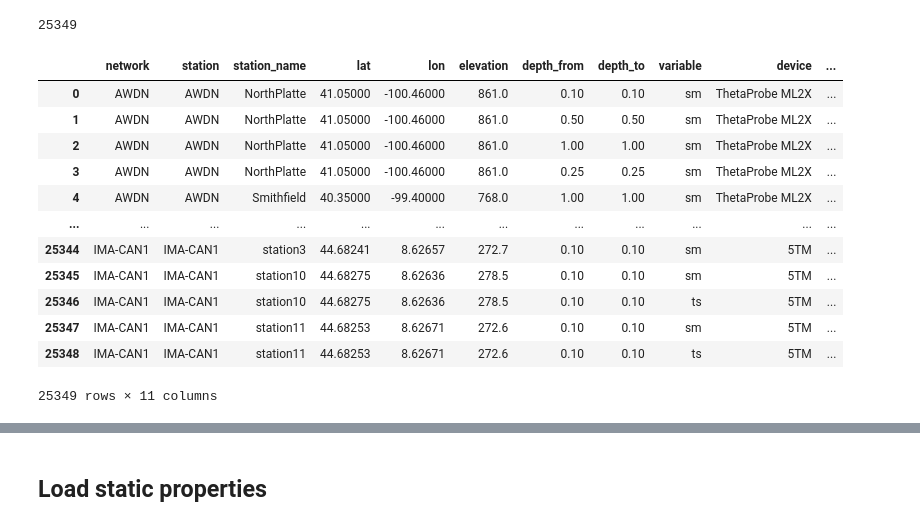
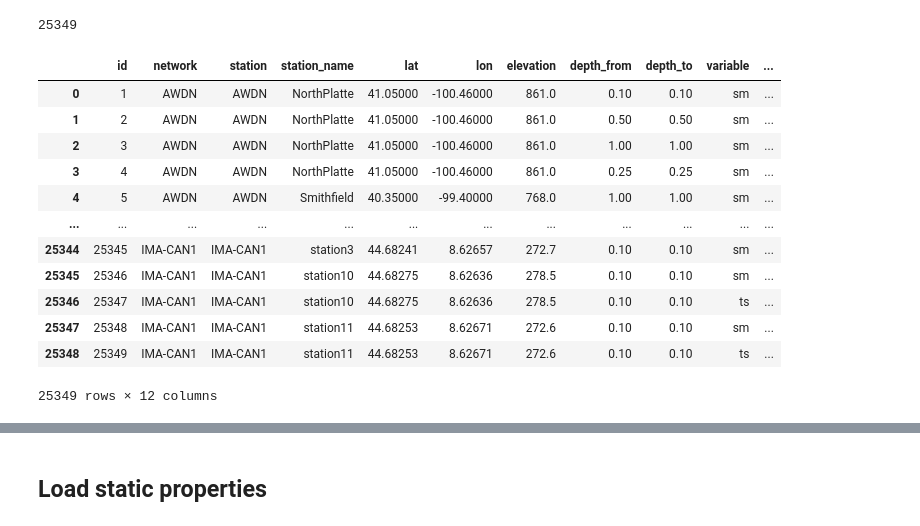
Before and after one commit to mmaelicke/stable_ranks, a Jupyter notebook: src/ismn_loader.ipynb, the cells around one changed output, grey strips where cells are left out. Saved outputs shown, nothing was run; the diff lists cells and outputs as text; code cells hidden in the pictures.

```diff
--- a/src/ismn_loader.ipynb
+++ b/src/ismn_loader.ipynb
@@ -20,7 +21,7 @@ with core.connect() as con:
     if not db.check_installed(con):
         db.install(con)
 # %%
-all_files = glob.glob('/data/**/**/*.stm')
+all_files = glob.glob('/data/ismn/**/**/*.stm')
 print(len(all_files))
 # %% [output]
 25349
@@ -31,48 +32,49 @@ import io
 
 buffer = io.StringIO()
 buffer.write("network,station,station_name,lat,lon,elevation,depth_from,depth_to,variable,device,filename\n")
 def parse_file(path):
     with open(path, 'r') as f:
         raw_header = f.readline()
         header = [c.strip() for c in raw_header.split(' ') if c != '']
 
         # we overwrite the network and station information from the file, as these differ
         path_chunks = Path(path).name.split('_')
 
         # quote the network and station name
         header[0] = f'"{path_chunks[0]}"'
         header[1] = f'"{path_chunks[1]}"'
         header[2] = f'"{path_chunks[2]}"'
         static = ','.join(header[:8])
         device = ' '.join(header[8:]).replace(',', '_')
         line = f"{static},{path_chunks[3]},{device},\"{Path(path).name}\"\n"
 
         return line
         # return [*header[:8], ' '.join(header[8:]), Path(path).name]
 
 
 for file_name in tqdm(all_files):
     header_line = parse_file(file_name)
     buffer.write(header_line)
 
 buffer.seek(0)
-df = pd.read_csv(buffer, quotechar='"')
+raw_header = pd.read_csv(buffer, quotechar='"')
 
-df
+raw_header.insert(0, 'id', range(1, len(raw_header) + 1))
+raw_header
 # %% [output]
-|  | network | station | station_name | lat | lon | elevation | depth_from | depth_to | variable | device | ... |
-| 0 | AWDN | AWDN | NorthPlatte | 41.05000 | -100.46000 | 861.0 | 0.10 | 0.10 | sm | ThetaProbe ML2X | ... |
-| 1 | AWDN | AWDN | NorthPlatte | 41.05000 | -100.46000 | 861.0 | 0.50 | 0.50 | sm | ThetaProbe ML2X | ... |
-| 2 | AWDN | AWDN | NorthPlatte | 41.05000 | -100.46000 | 861.0 | 1.00 | 1.00 | sm | ThetaProbe ML2X | ... |
-| 3 | AWDN | AWDN | NorthPlatte | 41.05000 | -100.46000 | 861.0 | 0.25 | 0.25 | sm | ThetaProbe ML2X | ... |
-| 4 | AWDN | AWDN | Smithfield | 40.35000 | -99.40000 | 768.0 | 1.00 | 1.00 | sm | ThetaProbe ML2X | ... |
+|  | id | network | station | station_name | lat | lon | elevation | depth_from | depth_to | variable | ... |
+| 0 | 1 | AWDN | AWDN | NorthPlatte | 41.05000 | -100.46000 | 861.0 | 0.10 | 0.10 | sm | ... |
+| 1 | 2 | AWDN | AWDN | NorthPlatte | 41.05000 | -100.46000 | 861.0 | 0.50 | 0.50 | sm | ... |
+| 2 | 3 | AWDN | AWDN | NorthPlatte | 41.05000 | -100.46000 | 861.0 | 1.00 | 1.00 | sm | ... |
+| 3 | 4 | AWDN | AWDN | NorthPlatte | 41.05000 | -100.46000 | 861.0 | 0.25 | 0.25 | sm | ... |
+| 4 | 5 | AWDN | AWDN | Smithfield | 40.35000 | -99.40000 | 768.0 | 1.00 | 1.00 | sm | ... |
 | ... | ... | ... | ... | ... | ... | ... | ... | ... | ... | ... | ... |
-| 25344 | IMA-CAN1 | IMA-CAN1 | station3 | 44.68241 | 8.62657 | 272.7 | 0.10 | 0.10 | sm | 5TM | ... |
-| 25345 | IMA-CAN1 | IMA-CAN1 | station10 | 44.68275 | 8.62636 | 278.5 | 0.10 | 0.10 | sm | 5TM | ... |
-| 25346 | IMA-CAN1 | IMA-CAN1 | station10 | 44.68275 | 8.62636 | 278.5 | 0.10 | 0.10 | ts | 5TM | ... |
-| 25347 | IMA-CAN1 | IMA-CAN1 | station11 | 44.68253 | 8.62671 | 272.6 | 0.10 | 0.10 | sm | 5TM | ... |
-| 25348 | IMA-CAN1 | IMA-CAN1 | station11 | 44.68253 | 8.62671 | 272.6 | 0.10 | 0.10 | ts | 5TM | ... |
+| 25344 | 25345 | IMA-CAN1 | IMA-CAN1 | station3 | 44.68241 | 8.62657 | 272.7 | 0.10 | 0.10 | sm | ... |
+| 25345 | 25346 | IMA-CAN1 | IMA-CAN1 | station10 | 44.68275 | 8.62636 | 278.5 | 0.10 | 0.10 | sm | ... |
+| 25346 | 25347 | IMA-CAN1 | IMA-CAN1 | station10 | 44.68275 | 8.62636 | 278.5 | 0.10 | 0.10 | ts | ... |
+| 25347 | 25348 | IMA-CAN1 | IMA-CAN1 | station11 | 44.68253 | 8.62671 | 272.6 | 0.10 | 0.10 | sm | ... |
+| 25348 | 25349 | IMA-CAN1 | IMA-CAN1 | station11 | 44.68253 | 8.62671 | 272.6 | 0.10 | 0.10 | ts | ... |
-25349 rows × 11 columns
+25349 rows × 12 columns
 # %%
 # drop the database if it exists and the user wants to force rebuild it
 
```
Also changed, not shown: parts of 21 cells of this notebook, 2 other files.
